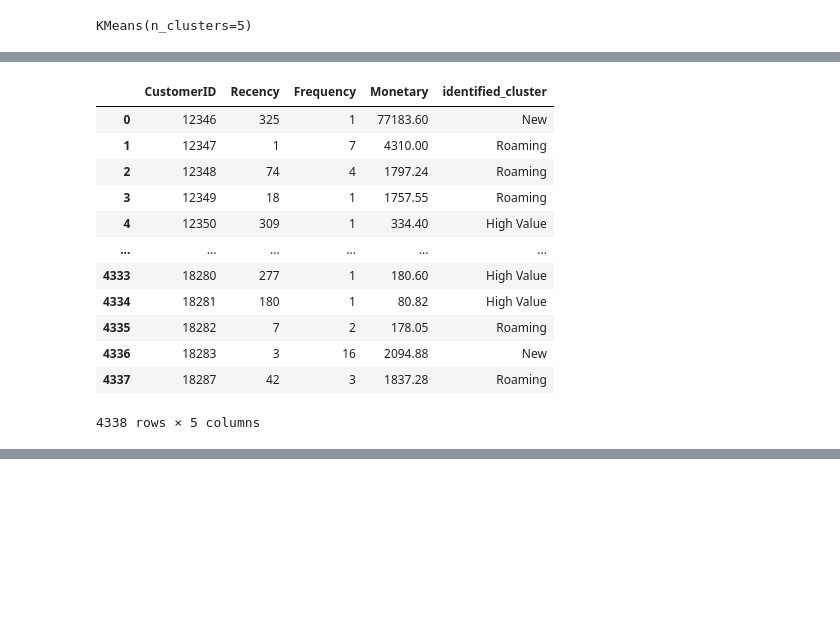
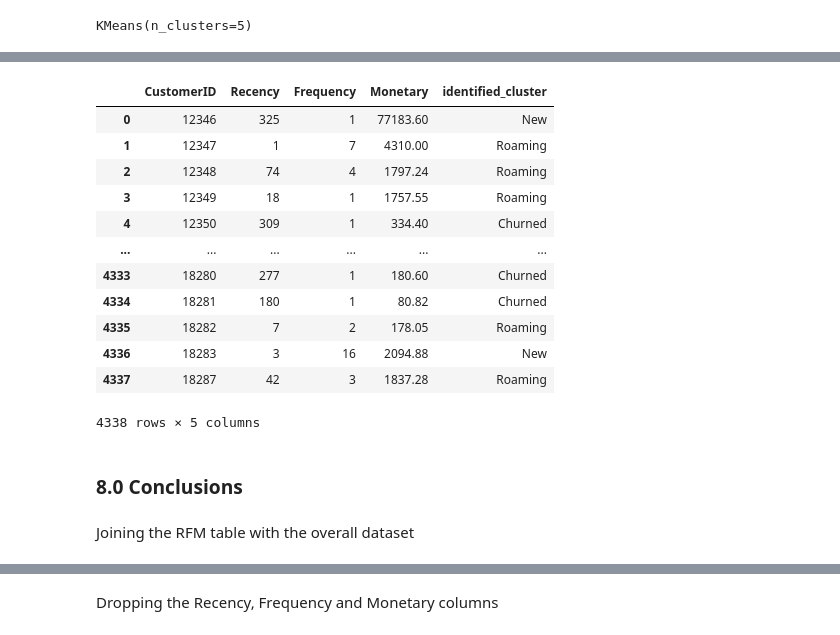
Before and after one commit to BaloDechamp/Test, a Jupyter notebook: Customer Segmentation Report.ipynb, the cells around one changed output, grey strips where cells are left out. Cells and saved outputs as stored; diff of their text form; code cells hidden in the pictures; blank space fills up the shorter version.

```diff
--- a/Customer Segmentation Report.ipynb
+++ b/Customer Segmentation Report.ipynb
@@ -285,17 +338,17 @@ for i in lists:
 # %%
-rfm_df['identified_cluster'] = rfm_df['identified_cluster'].replace({0:'Roaming', 1:'High Value', 2:'Churned', 3:'Loyal',4:'New'})
+rfm_df['identified_cluster'].replace({0:'Churned', 1:'Roaming', 2:'High-Value', 3:'New', 4:'Loyal'}, inplace=True)
 
 rfm_df
 # %% [output]
 |  | CustomerID | Recency | Frequency | Monetary | identified_cluster |
 | 0 | 12346 | 325 | 1 | 77183.60 | New |
 | 1 | 12347 | 1 | 7 | 4310.00 | Roaming |
 | 2 | 12348 | 74 | 4 | 1797.24 | Roaming |
 | 3 | 12349 | 18 | 1 | 1757.55 | Roaming |
-| 4 | 12350 | 309 | 1 | 334.40 | High Value |
+| 4 | 12350 | 309 | 1 | 334.40 | Churned |
 | ... | ... | ... | ... | ... | ... |
-| 4333 | 18280 | 277 | 1 | 180.60 | High Value |
-| 4334 | 18281 | 180 | 1 | 80.82 | High Value |
+| 4333 | 18280 | 277 | 1 | 180.60 | Churned |
+| 4334 | 18281 | 180 | 1 | 80.82 | Churned |
 | 4335 | 18282 | 7 | 2 | 178.05 | Roaming |
 | 4336 | 18283 | 3 | 16 | 2094.88 | New |
 | 4337 | 18287 | 42 | 3 | 1837.28 | Roaming |
@@ -305,3 +356,7 @@ rfm_df.to_csv('rfms.csv')
+# %% [markdown]
+### 8.0      Conclusions
+# %% [markdown]
+Joining the RFM table with the overall dataset
 # %%
 data_with_segments = data.merge(rfm_df, how='inner', on='CustomerID')
 
@@ -320,6 +375,8 @@ data_with_segments
 | 397881 | 581578 | 23215 | JINGLE BELL HEART ANTIQUE SILVER | 12 | 2011-12-09 12:16:00 | 2.08 | 12713 | Germany | 24.96 | ... |
 | 397882 | 581578 | 22736 | RIBBON REEL MAKING SNOWMEN | 10 | 2011-12-09 12:16:00 | 1.65 | 12713 | Germany | 16.50 | ... |
 397883 rows × 13 columns
+# %% [markdown]
+Dropping the Recency, Frequency and Monetary columns
 # %%
 data_with_segments.drop(['Recency', 'Frequency', 'Monetary'], axis=1, inplace=True)
 
```
Also changed, not shown: parts of 36 cells of this notebook.
